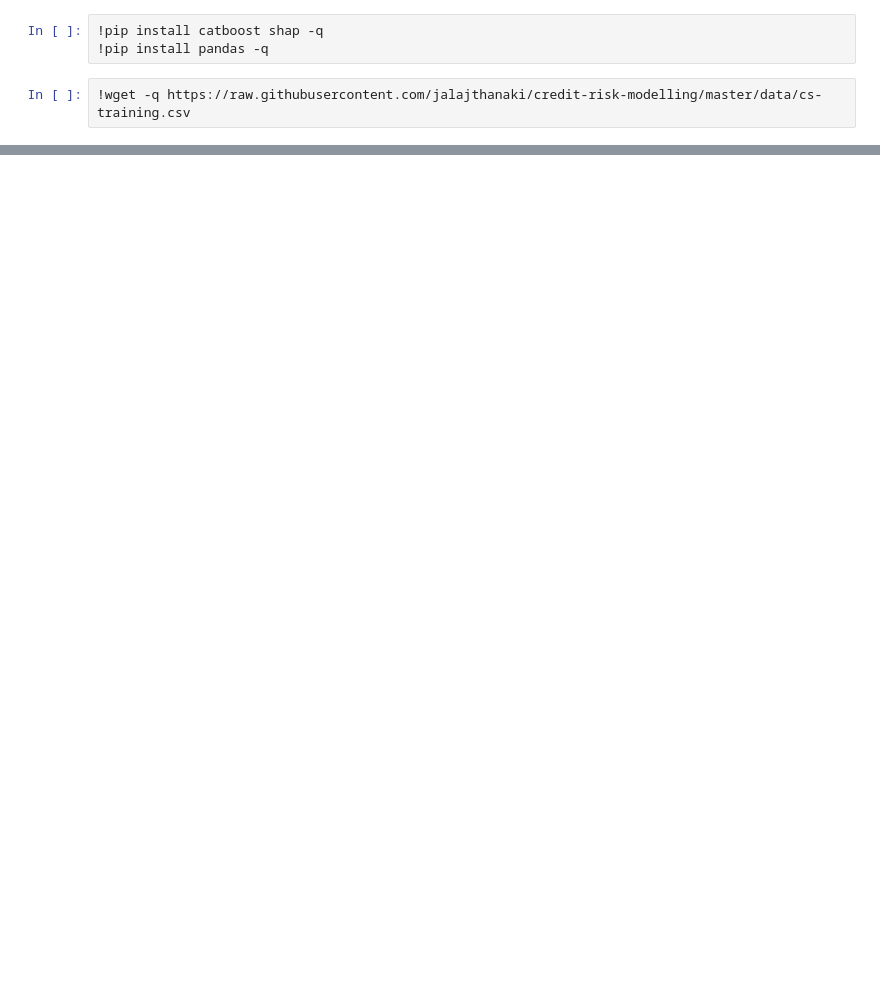
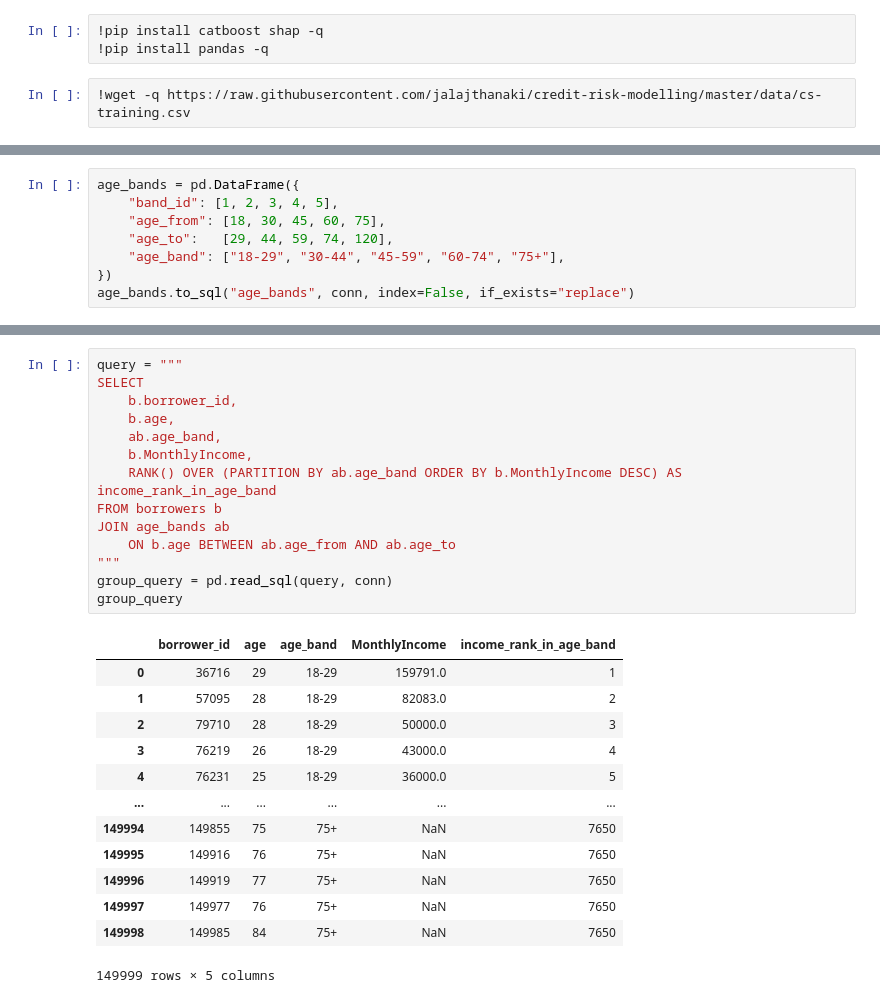
Before and after one commit to GiannisAnte/credit-scoring-case, a Jupyter notebook: credit_scoring_case.ipynb, the cells around one changed output, grey strips where cells are left out. Cells and saved outputs as stored; diff of their text form; blank space fills up the shorter version.

```diff
--- a/credit_scoring_case.ipynb
+++ b/credit_scoring_case.ipynb
@@ -24,0 +77,8 @@ pd.read_csv("cs-training.csv", index_col=0)
+# %%
+age_bands = pd.DataFrame({
+    "band_id": [1, 2, 3, 4, 5],
+    "age_from": [18, 30, 45, 60, 75],
+    "age_to":   [29, 44, 59, 74, 120],
+    "age_band": ["18-29", "30-44", "45-59", "60-74", "75+"],
+})
+age_bands.to_sql("age_bands", conn, index=False, if_exists="replace")
@@ -24,0 +134,28 @@ pd.read_csv("cs-training.csv", index_col=0)
+# %%
+query = """
+SELECT
+    b.borrower_id,
+    b.age,
+    ab.age_band,
+    b.MonthlyIncome,
+    RANK() OVER (PARTITION BY ab.age_band ORDER BY b.MonthlyIncome DESC) AS income_rank_in_age_band
+FROM borrowers b
+JOIN age_bands ab
+    ON b.age BETWEEN ab.age_from AND ab.age_to
+"""
+group_query = pd.read_sql(query, conn)
+group_query
+# %% [output]
+|  | borrower_id | age | age_band | MonthlyIncome | income_rank_in_age_band |
+| 0 | 36716 | 29 | 18-29 | 159791.0 | 1 |
+| 1 | 57095 | 28 | 18-29 | 82083.0 | 2 |
+| 2 | 79710 | 28 | 18-29 | 50000.0 | 3 |
+| 3 | 76219 | 26 | 18-29 | 43000.0 | 4 |
+| 4 | 76231 | 25 | 18-29 | 36000.0 | 5 |
+| ... | ... | ... | ... | ... | ... |
+| 149994 | 149855 | 75 | 75+ | NaN | 7650 |
+| 149995 | 149916 | 76 | 75+ | NaN | 7650 |
+| 149996 | 149919 | 77 | 75+ | NaN | 7650 |
+| 149997 | 149977 | 76 | 75+ | NaN | 7650 |
+| 149998 | 149985 | 84 | 75+ | NaN | 7650 |
+149999 rows × 5 columns
```
Also changed, not shown: parts of 17 cells of this notebook.
